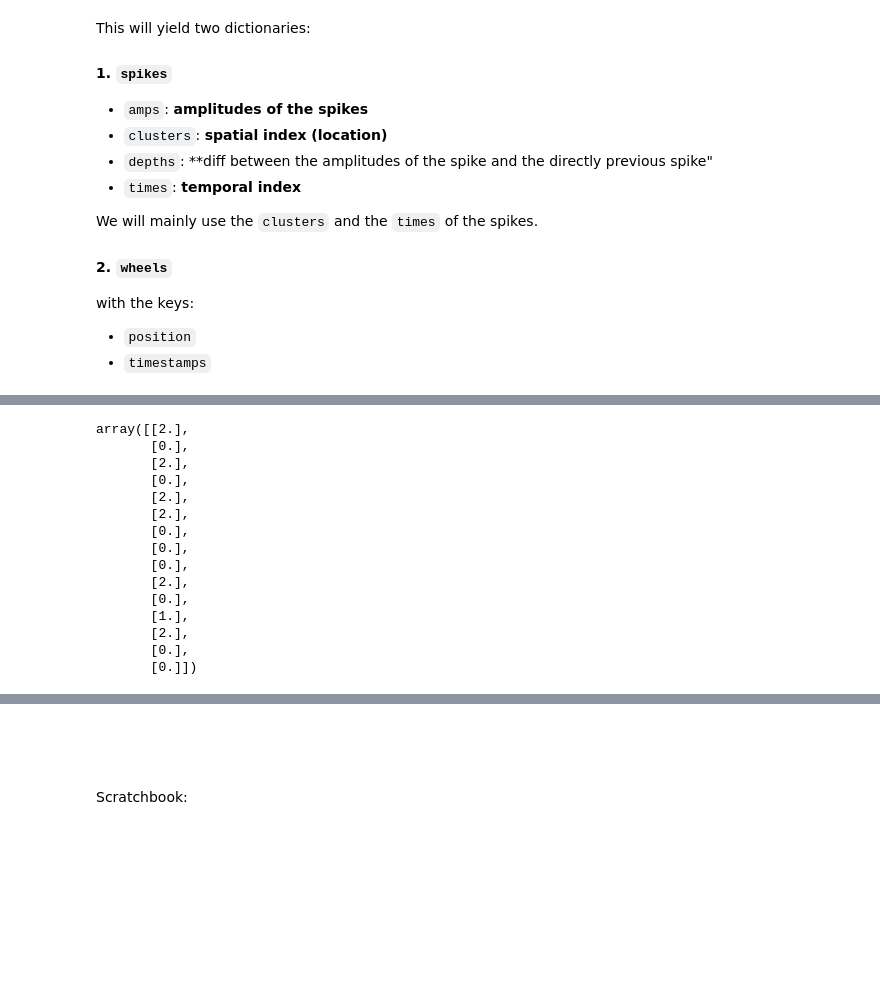
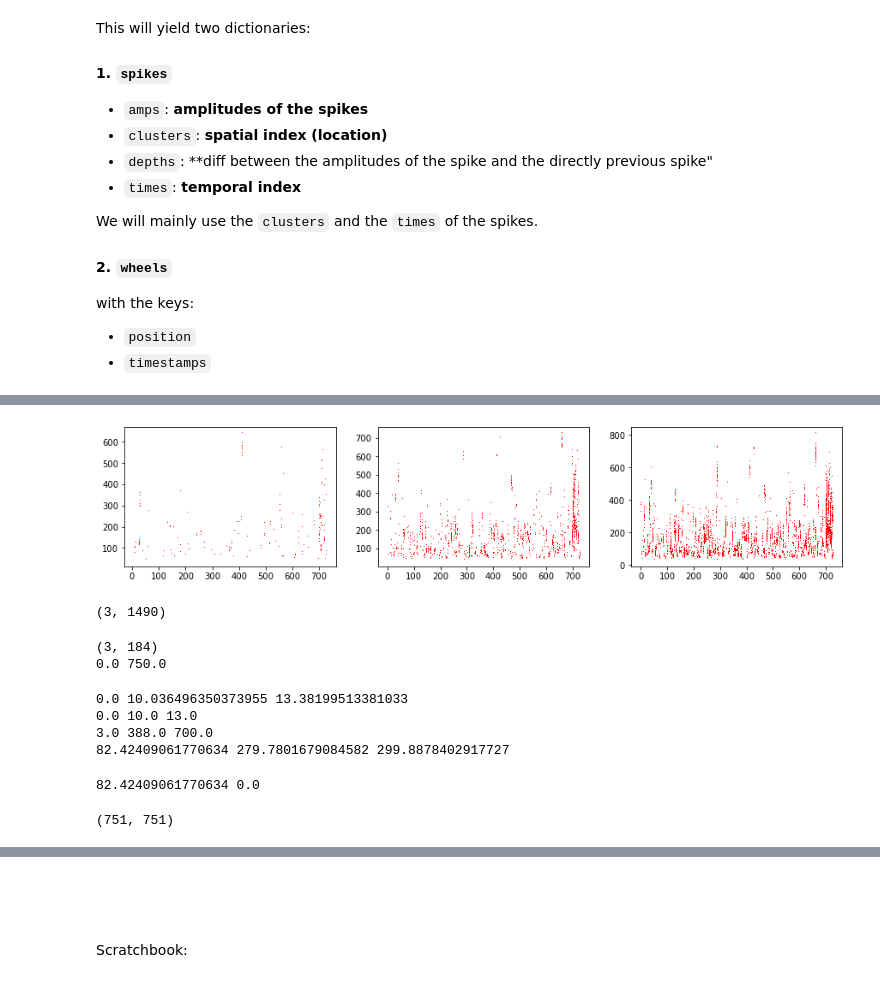
Before and after one commit to APS360-20209-T3/npix, a Jupyter notebook: data_gcp.ipynb, the cells around one changed output, grey strips where cells are left out. Cells and saved outputs as stored; diff of their text form; code cells hidden in the pictures; blank space fills up the shorter version.

```diff
--- a/data_gcp.ipynb
+++ b/data_gcp.ipynb
@@ -179,6 +182,7 @@ The extracted data are:
 # %%
 trials = [np.hstack([np.vstack([[sp[intpts[i,0]:intpts[i,1]]],
-                                [cl[intpts[i,0]:intpts[i,1]]]])]) for i in range(len(ints))]
+                                [cl[intpts[i,0]:intpts[i,1]]],
+                                [am[intpts[i,0]:intpts[i,1]]]])]) for i in range(len(ints))]
 # %%
 # To test: print rasters from the first three trials
 n=3
@@ -191,18 +195,59 @@ for i in range(1,n+1):
-# %%
-wmt[0:10]
-# %% [output]
-array([[2.],
-       [0.],
-       [2.],
-       [0.],
-       [2.],
-       [2.],
-       [0.],
-       [0.],
-       [0.],
-       [2.],
-       [0.],
-       [1.],
-       [2.],
-       [0.],
-       [0.]])
+# %%
+# To test: print rasters from the first three trials
+n=3
+figt = plt.figure(figsize=[15,3]);
+for i in range(1,n+1):
+    axt1 = figt.add_subplot(1,n,i);
+    axt1.plot(trials[i][1],trials[i][2], 'r,');
+# %% [output]
+[figure, added]
+# %%
+t_trial = np.stack([trials[2][0],trials[2][1],trials[2][2]])
+t_vert = np.stack([trials[2][0],trials[2][1]])
+print(np.shape(t_trial))
+# %% [output]
+(3, 1490)
+# %%
+test = np.array(trials[0])
+print(np.shape(test))
+
+old_min = np.amin(test[0])
+old_max = np.amax(test[0])
+new_min = 0
+new_max = 750
+
+old_range = old_max - old_min
+new_range = new_max - new_min
+
+test[0] = ((test[0] - old_min) * new_range / old_range) + new_min
+
+print(np.amin(test[0]), np.amax(test[0]))
+
+# ((oldValue - oldMin) * newRange / oldRange) + newMin
+# %% [output]
+(3, 184)
+0.0 750.0
+# %%
+print(test[0][0], test[0][1], test[0][2])
+
+test[0] = test[0].astype(int)
+test[1] = test[1].astype(int)
+
+print(test[0][0], test[0][1], test[0][2])
+print(test[1][0], test[1][1], test[1][2])
+print(test[2][0], test[2][1], test[2][2])
+# %% [output]
+0.0 10.036496350373955 13.38199513381033
+0.0 10.0 13.0
+3.0 388.0 700.0
+82.42409061770634 279.7801679084582 299.8878402917727
+# %%
+matrix = np.zeros((751, 751))
+matrix[test[0].astype(int),test[1].astype(int)] = test[2]
+# %% [output]
+82.42409061770634 0.0
+# %%
+# print(wmt)
+print(matrix.shape)
+# %% [output]
+(751, 751)
```
Also changed, not shown: parts of 30 cells of this notebook, 2 other files.
